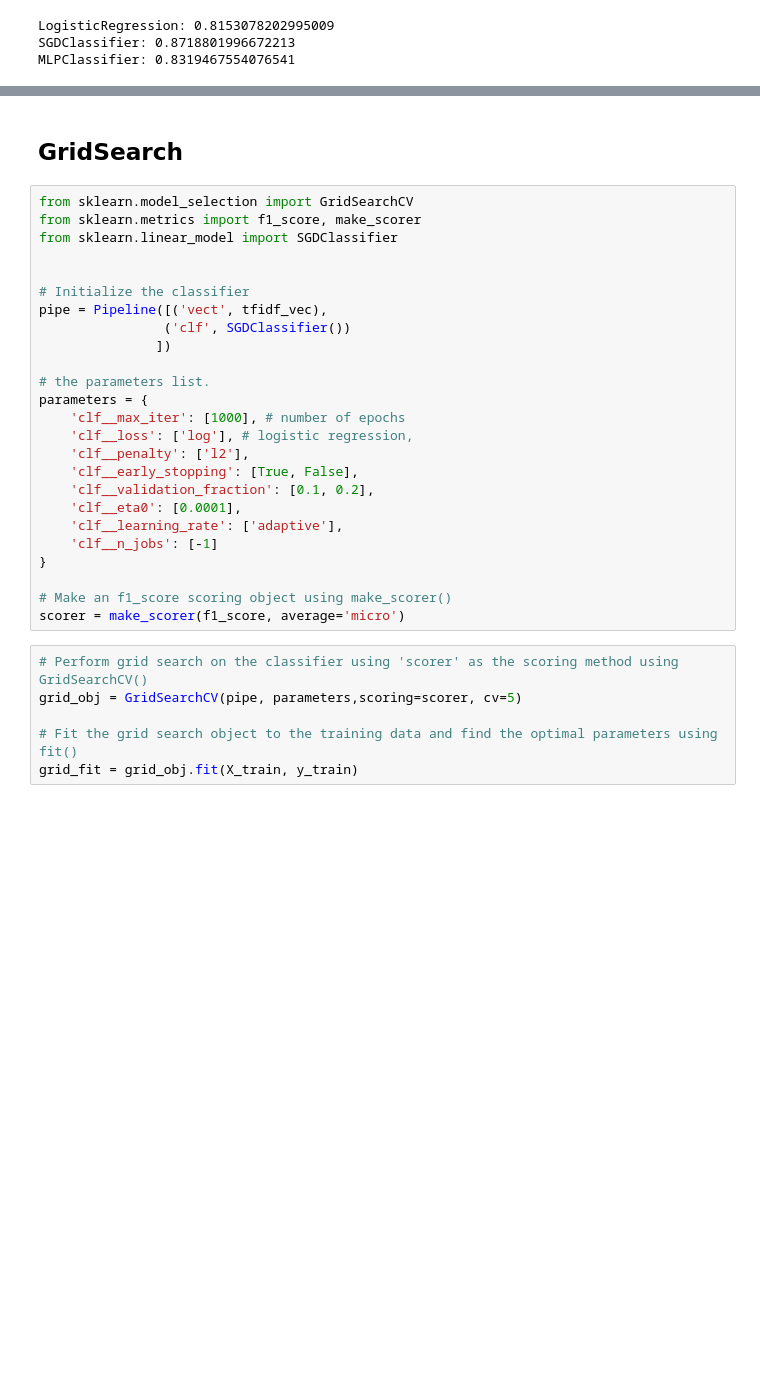
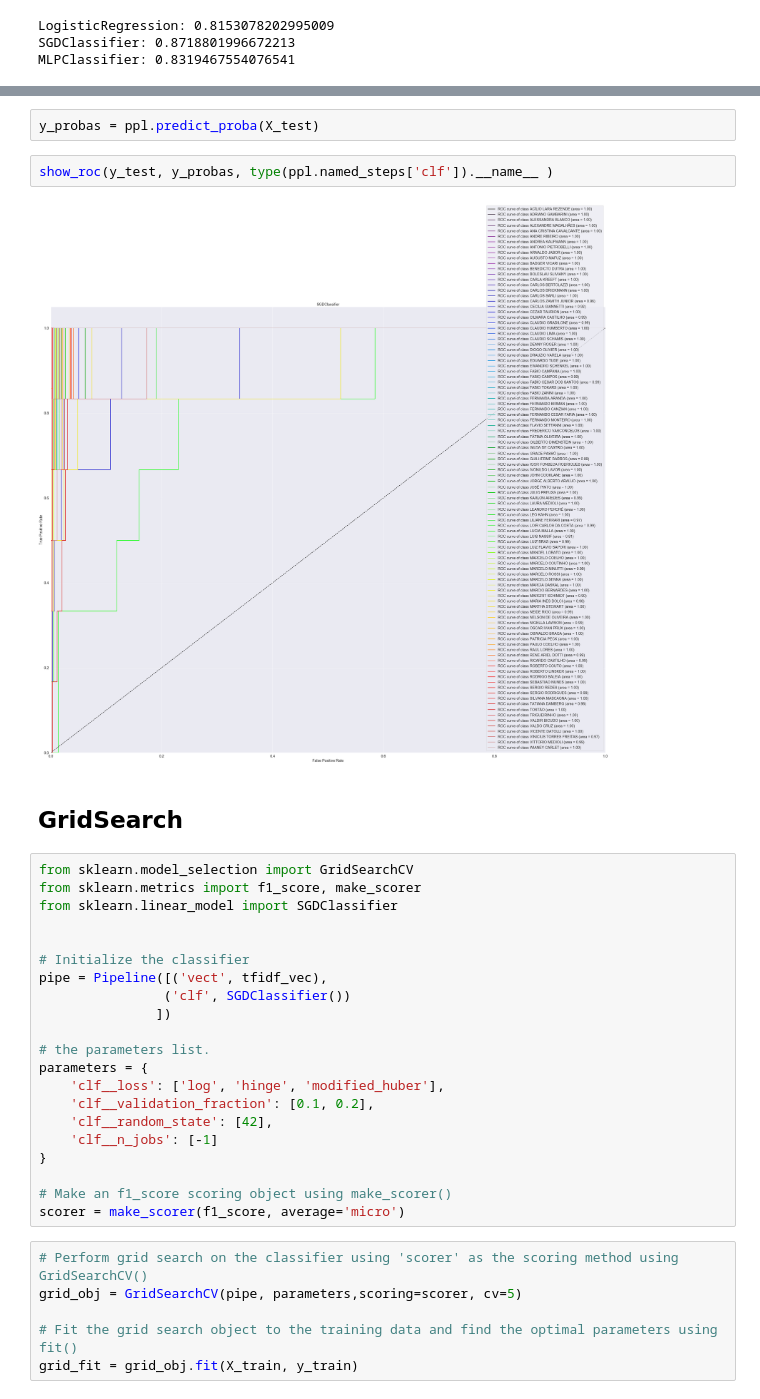
Before and after one commit to tcvieira/aa-udacity-capstone, a Jupyter notebook: notebooks/03-Baseline.ipynb, the cells around one changed output, grey strips where cells are left out. Drawn from its saved outputs; the diff is of its cells as text; blank space fills up the shorter version.

```diff
--- a/notebooks/03-Baseline.ipynb
+++ b/notebooks/03-Baseline.ipynb
@@ -178,3 +310,9 @@ MLPClassifier: 0.8319467554076541
+# %%
+y_probas = ppl.predict_proba(X_test)
+# %%
+show_roc(y_test, y_probas, type(ppl.named_steps['clf']).__name__ )
+# %% [output]
+[figure, added]
 # %% [markdown]
 ## GridSearch
 # %%
@@ -190,13 +328,9 @@ pipe = Pipeline([('vect', tfidf_vec),
 
 # the parameters list.
 parameters = {
-    'clf__max_iter': [1000], # number of epochs
-    'clf__loss': ['log'], # logistic regression,
-    'clf__penalty': ['l2'],
-    'clf__early_stopping': [True, False],
+    'clf__loss': ['log', 'hinge', 'modified_huber'],
     'clf__validation_fraction': [0.1, 0.2],
-    'clf__eta0': [0.0001],
-    'clf__learning_rate': ['adaptive'],
+    'clf__random_state': [42],
     'clf__n_jobs': [-1]
 }
 
```
Also changed, not shown: parts of 8 cells of this notebook, 1 other file.
